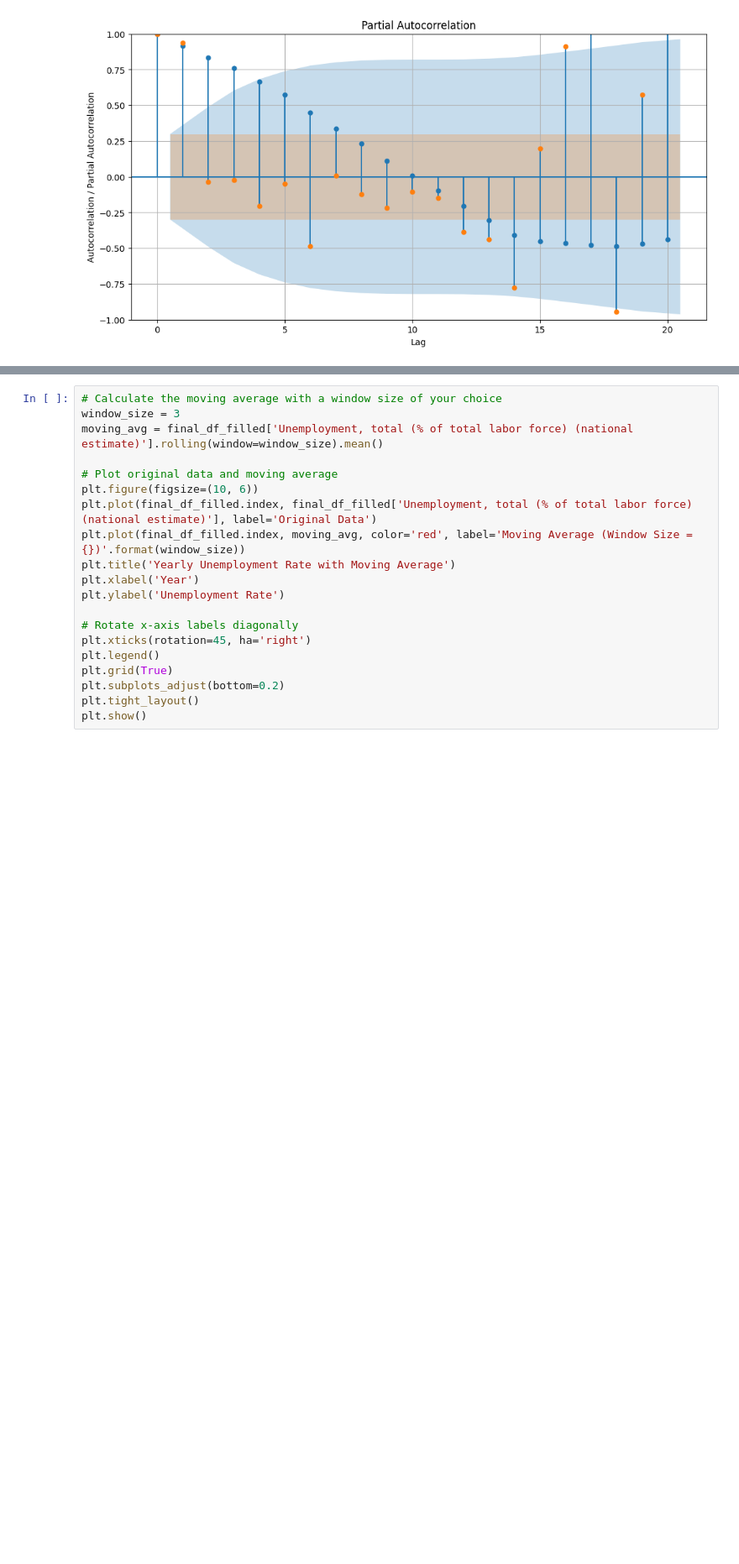
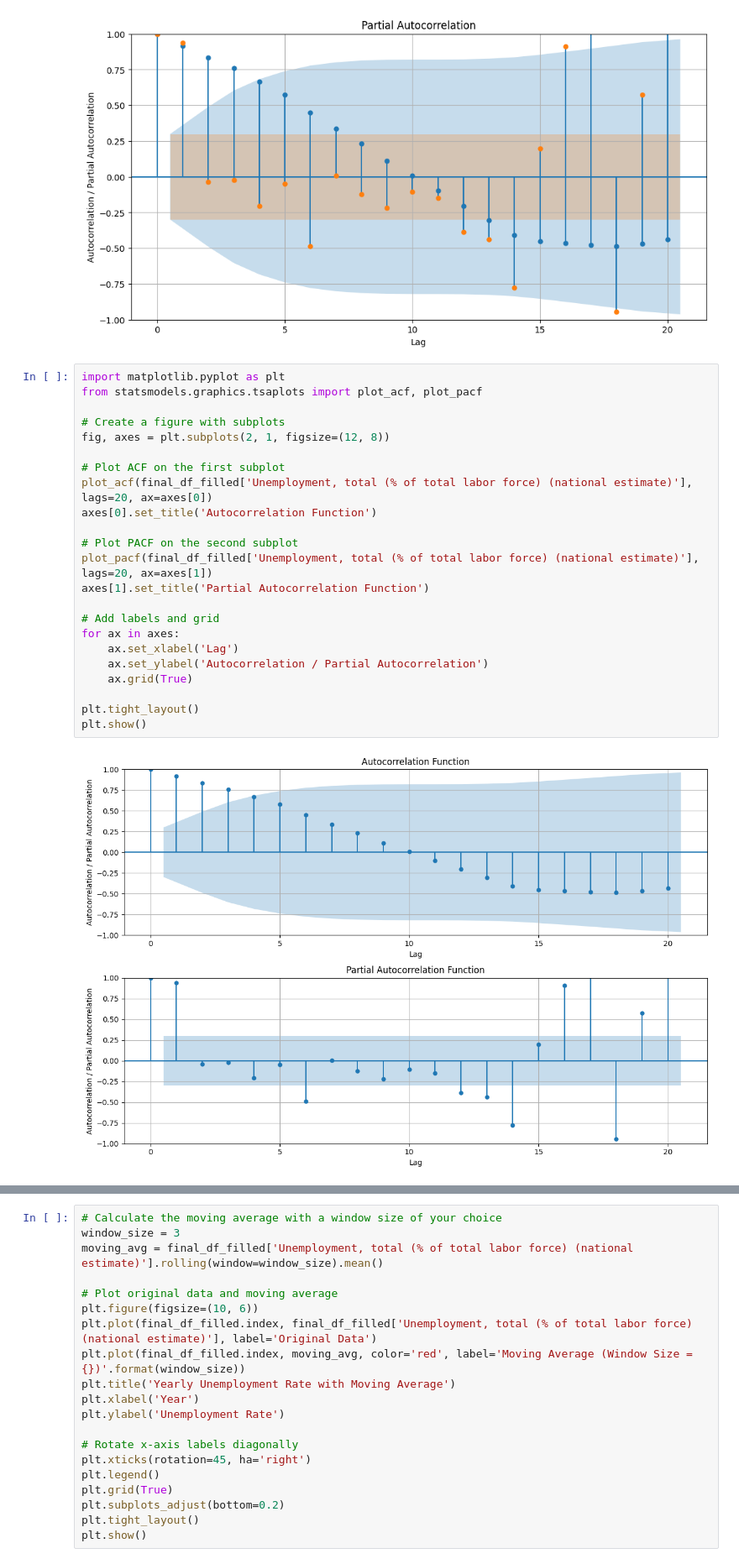
Before and after one commit to cmulya/DATA583-Project, a Jupyter notebook: Project Files/DATA_583_EDA.ipynb, the cells around one changed output, grey strips where cells are left out. Shown at 84% size. Cells and saved outputs as stored; diff of their text form; blank space fills up the shorter version.

```diff
--- a/Project Files/DATA_583_EDA.ipynb
+++ b/Project Files/DATA_583_EDA.ipynb
@@ -574,6 +573,31 @@ plt.grid(True)
 plt.show()
 # %% [output]
 [figure]
+# %%
+import matplotlib.pyplot as plt
+from statsmodels.graphics.tsaplots import plot_acf, plot_pacf
+
+# Create a figure with subplots
+fig, axes = plt.subplots(2, 1, figsize=(12, 8))
+
+# Plot ACF on the first subplot
+plot_acf(final_df_filled['Unemployment, total (% of total labor force) (national estimate)'], lags=20, ax=axes[0])
+axes[0].set_title('Autocorrelation Function')
+
+# Plot PACF on the second subplot
+plot_pacf(final_df_filled['Unemployment, total (% of total labor force) (national estimate)'], lags=20, ax=axes[1])
+axes[1].set_title('Partial Autocorrelation Function')
+
+# Add labels and grid
+for ax in axes:
+    ax.set_xlabel('Lag')
+    ax.set_ylabel('Autocorrelation / Partial Autocorrelation')
+    ax.grid(True)
+
+plt.tight_layout()
+plt.show()
+# %% [output]
+[figure, added]
 # %%
 from statsmodels.tsa.ar_model import AutoReg
 
```
Also changed, not shown: parts of 6 cells of this notebook.
